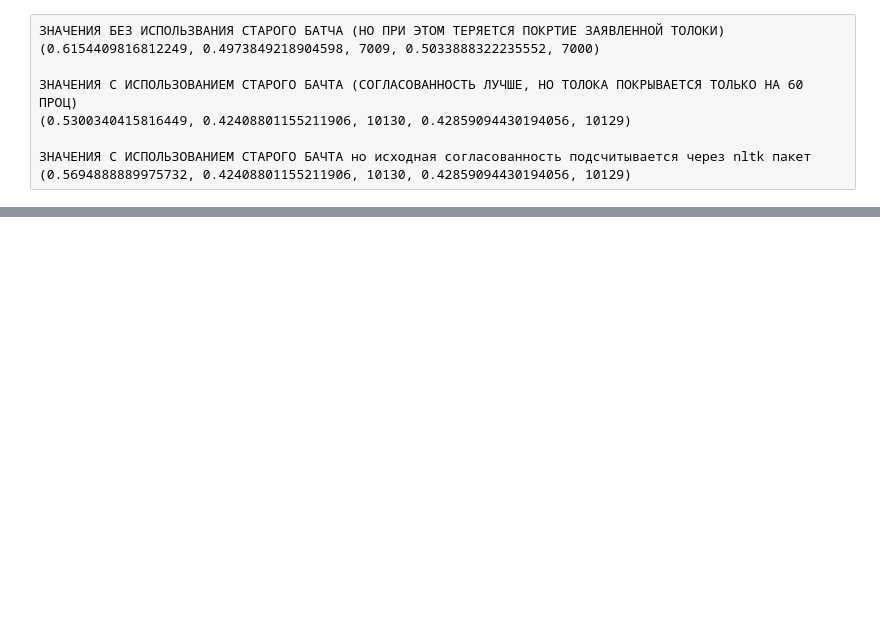
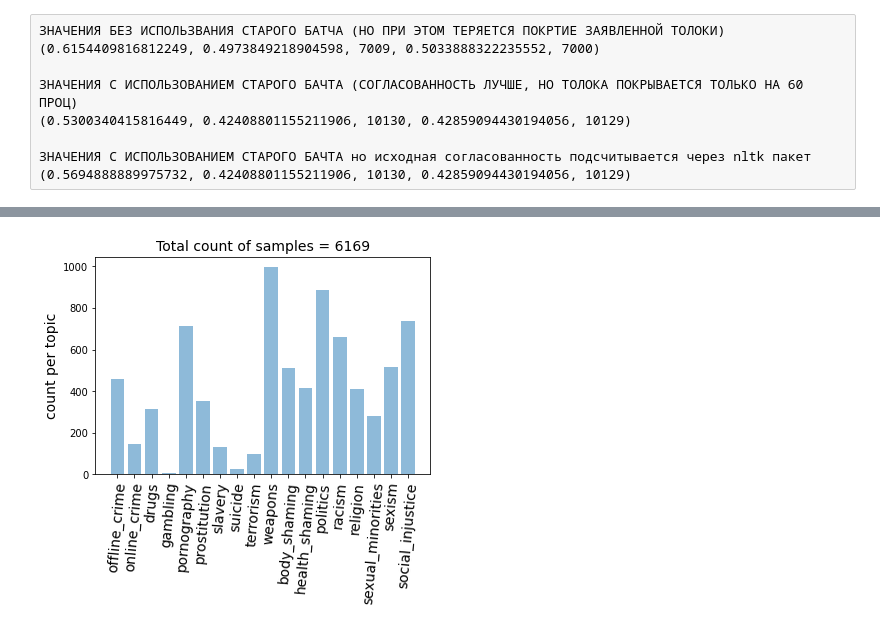
Before and after one commit to s-nlp/inappropriate-sensitive-topics, a Jupyter notebook: Version2/check_agreement_topics/decomplicated_agreement.ipynb, the cells around one changed output, grey strips where cells are left out. Drawn from its saved outputs; the diff is of its cells as text; code cells hidden in the pictures; blank space fills up the shorter version.

```diff
--- a/Version2/check_agreement_topics/decomplicated_agreement.ipynb
+++ b/Version2/check_agreement_topics/decomplicated_agreement.ipynb
@@ -264,0 +236,2 @@ df.head()
+# %%
+engaged_txt_proc = set([depersonalize(t) for t in engaged_txt])
@@ -264,0 +255,2 @@ df.head()
+# %%
+df_sensitive_toloka_dropped = df_sensitive_toloka[df_sensitive_toloka['text'].isin(engaged_txt_proc)]
@@ -264,0 +311,5 @@ df.head()
+# %%
+dfr, df_len = get_count(df_sensitive_toloka_dropped)
+plot_df(dfr, df_len)
+# %% [output]
+[figure, added]
```
Also changed, not shown: parts of 24 cells of this notebook, 17 other files.
